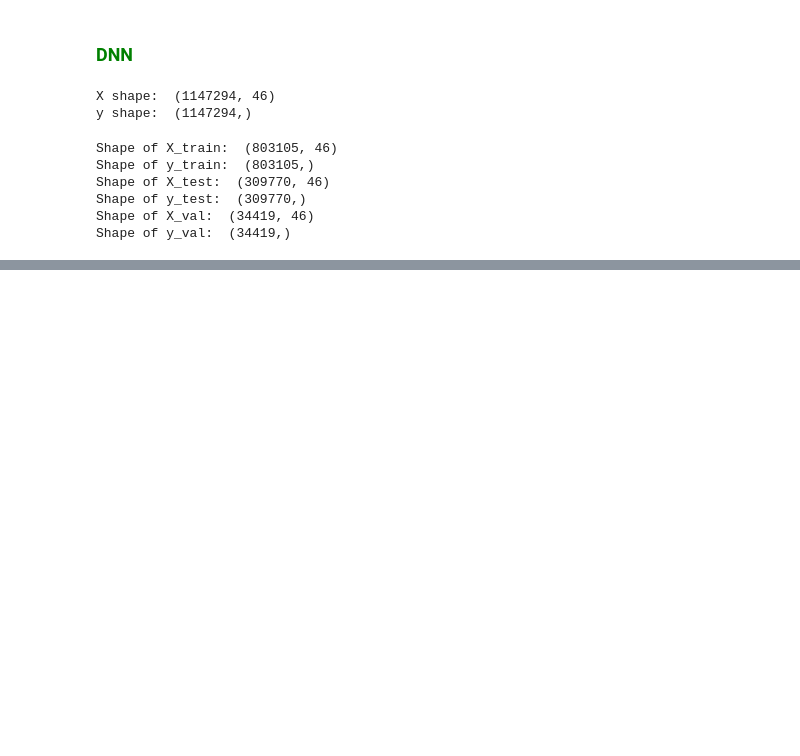
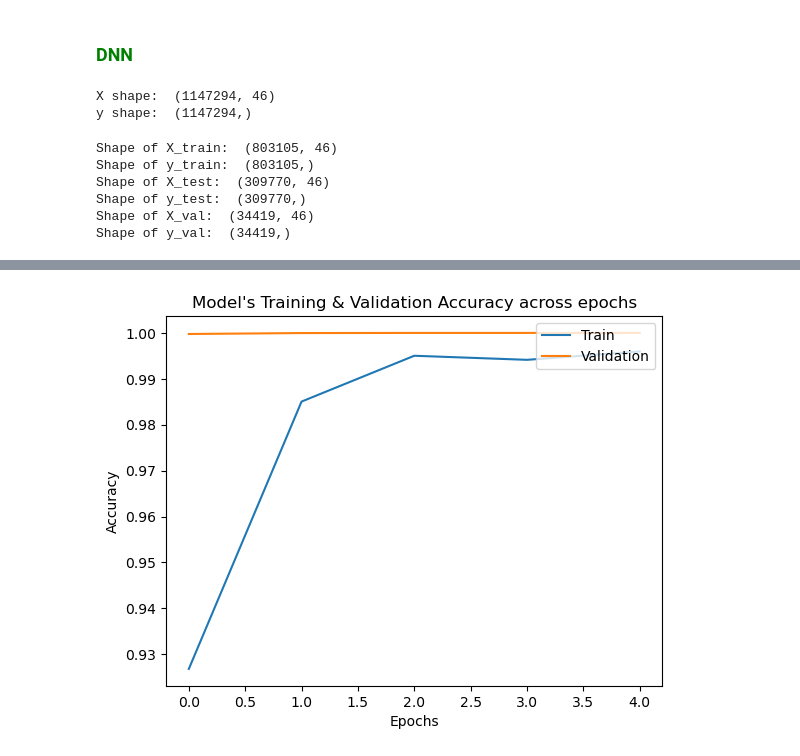
Before and after one commit to juliusmarkwei/Red-Hat-Business-Value, a Jupyter notebook: notebook/index.ipynb, the cells around one changed output, grey strips where cells are left out. Saved outputs shown, nothing was run; the diff lists cells and outputs as text; code cells hidden in the pictures; blank space fills up the shorter version.

```diff
--- a/notebook/index.ipynb
+++ b/notebook/index.ipynb
@@ -513,0 +555,10 @@ Shape of y_val:  (34419,)
+# %%
+plt.plot(model.history.history['accuracy'])
+plt.plot(model.history.history['val_accuracy'])
+plt.title("Model's Training & Validation Accuracy across epochs")
+plt.ylabel('Accuracy')
+plt.xlabel('Epochs')
+plt.legend(['Train', 'Validation'], loc='upper right')
+plt.show()
+# %% [output]
+[figure, added]
```
Also changed, not shown: parts of 14 cells of this notebook.
